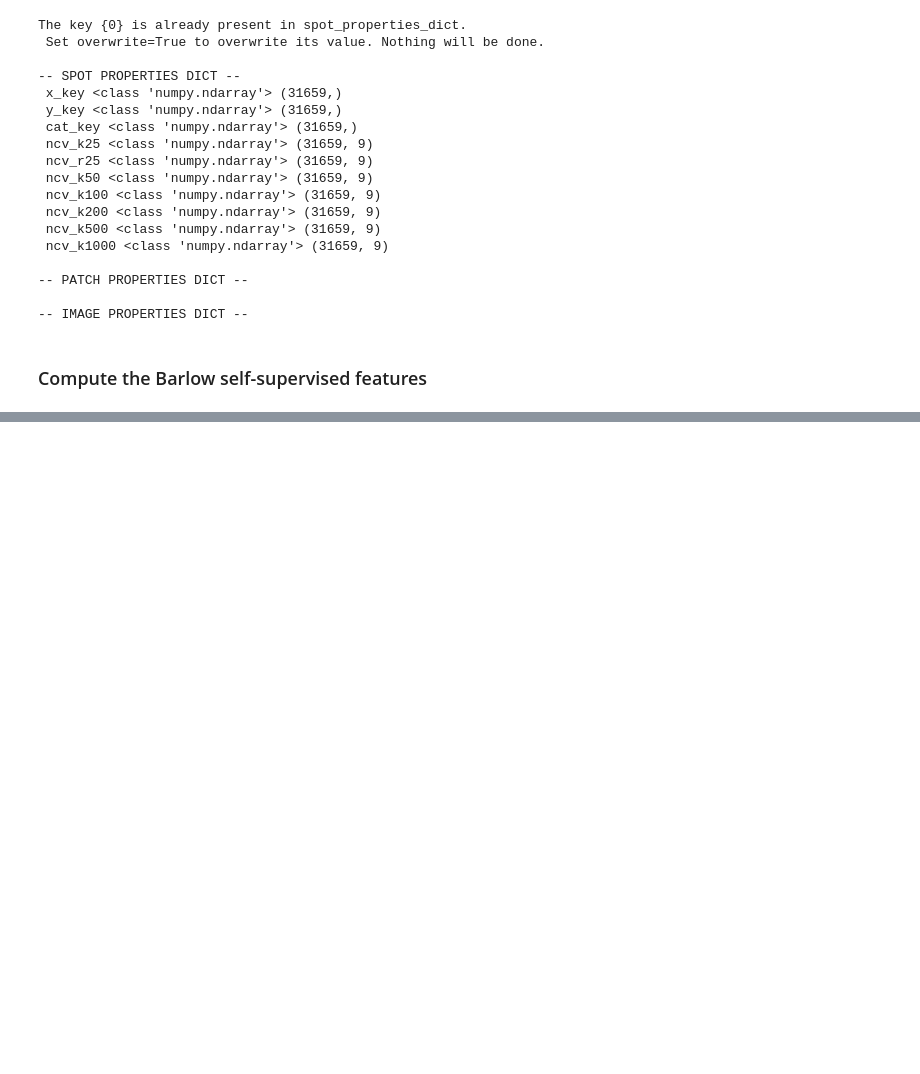
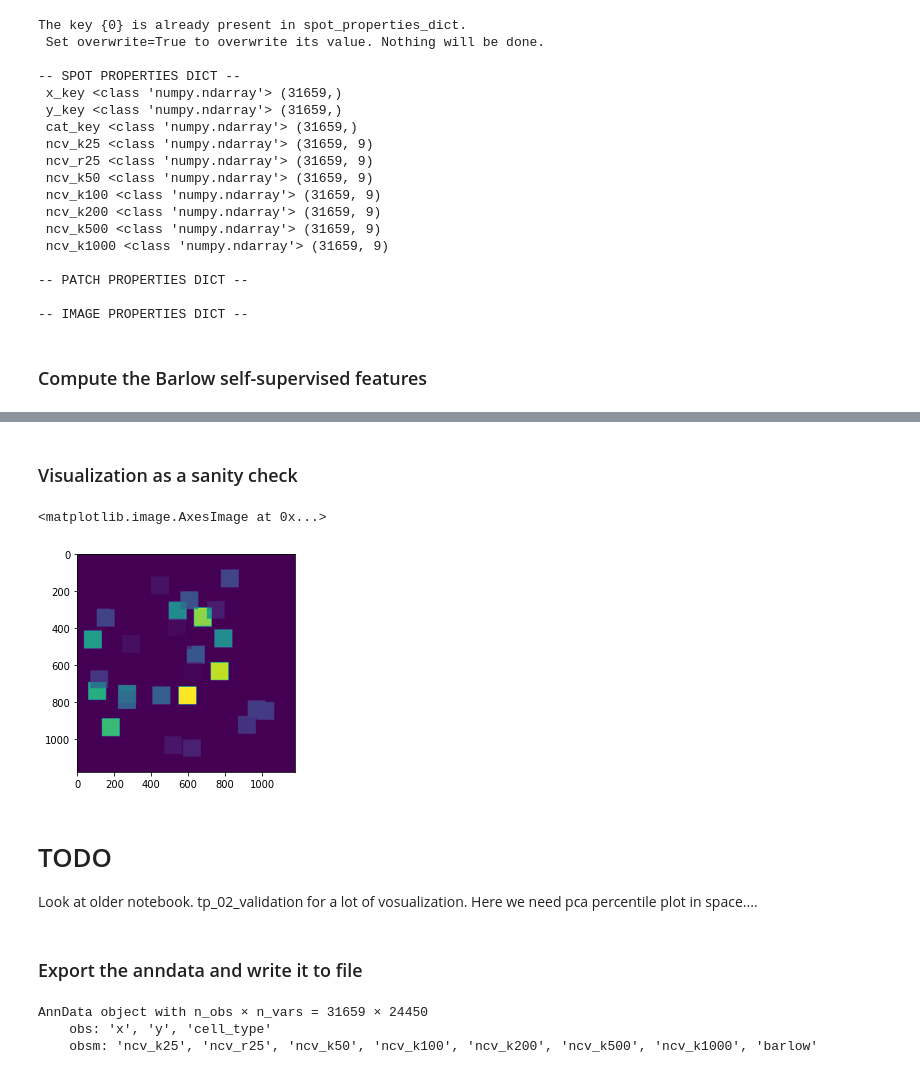
Before and after one commit to broadinstitute/tissue_purifier, a Jupyter notebook: notebooks/notebook2.ipynb, the cells around one changed output, grey strips where cells are left out. Saved outputs shown, nothing was run; the diff lists cells and outputs as text; code cells hidden in the pictures; blank space fills up the shorter version.

```diff
--- a/notebooks/notebook2.ipynb
+++ b/notebooks/notebook2.ipynb
@@ -405,0 +258,22 @@ exp.stop()
+# %% [markdown]
+### Visualization as a sanity check
+# %%
+plt.imshow(sp_imgs[0].image_properties_dict["barlow"][0])
+# %% [output]
+<matplotlib.image.AxesImage at 0x...>
+[figure, added]
+# %% [markdown]
+# TODO
+
+Look at older notebook. tp_02_validation for a lot of vosualization.
+Here we need pca percentile plot in space....
+# %% [markdown]
+### Export the anndata and write it to file
+# %%
+adata = sp_imgs[0].to_anndata()
+adata.write(filename="anndata_with_annotations.h5ad")
+adata
+# %% [output]
+AnnData object with n_obs × n_vars = 31659 × 24450
+    obs: 'x', 'y', 'cell_type'
+    obsm: 'ncv_k25', 'ncv_r25', 'ncv_k50', 'ncv_k100', 'ncv_k200', 'ncv_k500', 'ncv_k1000', 'barlow'
```
Also changed, not shown: parts of 44 cells of this notebook.
